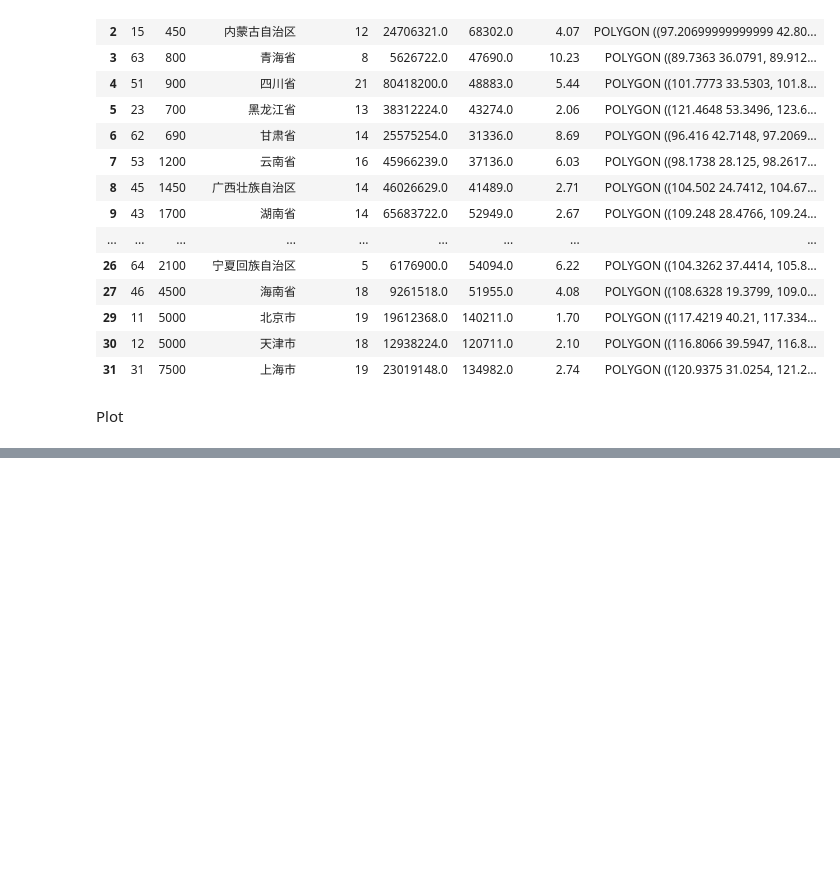
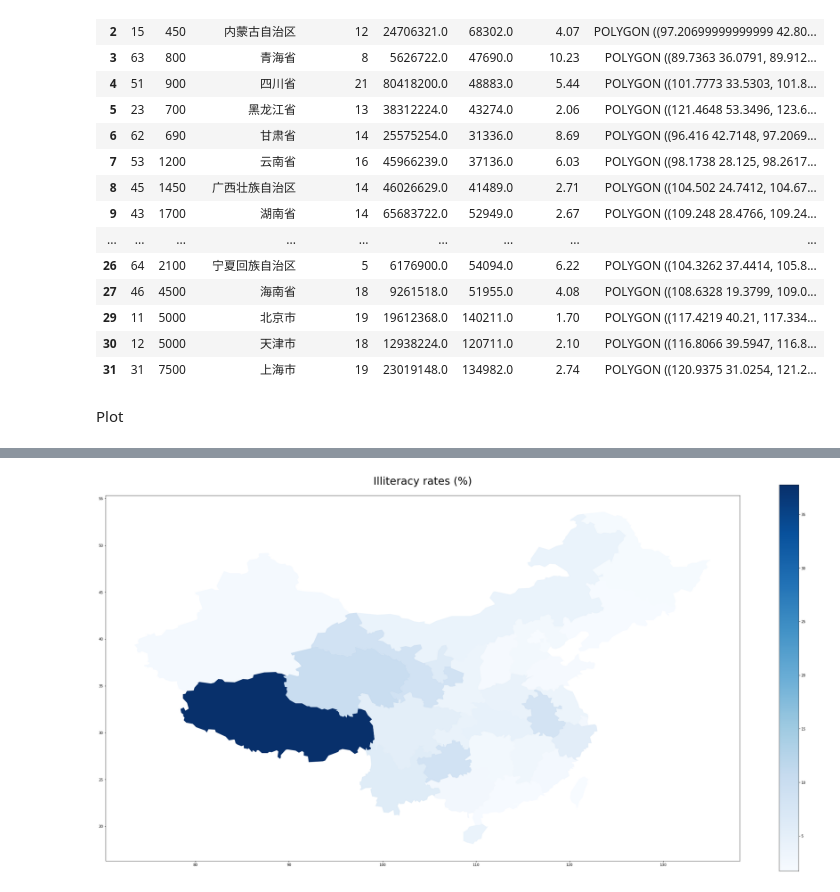
Before and after one commit to simprism/china-population-map, a Jupyter notebook: china-map.ipynb, the cells around one changed output, grey strips where cells are left out. Cells and saved outputs as stored; diff of their text form; code cells hidden in the pictures; blank space fills up the shorter version.

```diff
--- a/china-map.ipynb
+++ b/china-map.ipynb
@@ -56,7 +56,7 @@ df_places.dropna(how='any')
 # %% [markdown]
 Plot
 # %%
-plt.rcParams['figure.figsize'] = (40,20)
-fig, ax = plt.subplots(1, 1)
-plt.title("Population map of China", fontsize=30, pad=30)
-df_places.plot(column='population', ax=ax, legend=True, cmap='OrRd')
+def create_map(title, column_value, color):
+    fig, ax = plt.subplots(1, 1)
+    plt.title(title, fontsize=30, pad=30)
+    df_places.plot(column=column_value, ax=ax, legend=True, cmap=color)
@@ -79,0 +71,4 @@ df_places.plot(column='illiteracy', ax=ax, legend=True, cmap='Blues')
+# %%
+create_map("Illiteracy rates (%)", 'illiteracy', 'Blues')
+# %% [output]
+[figure, added]
```
Also changed, not shown: parts of 5 cells of this notebook.
